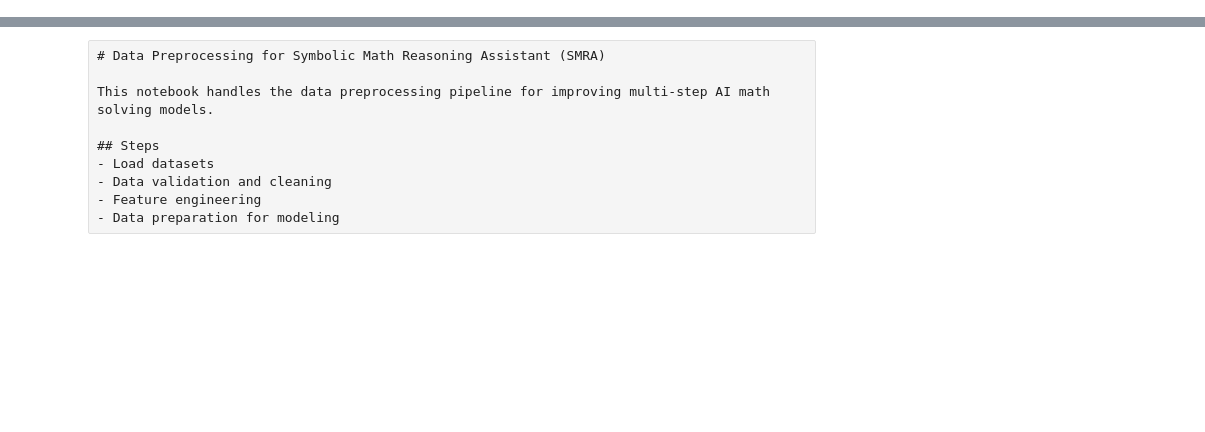
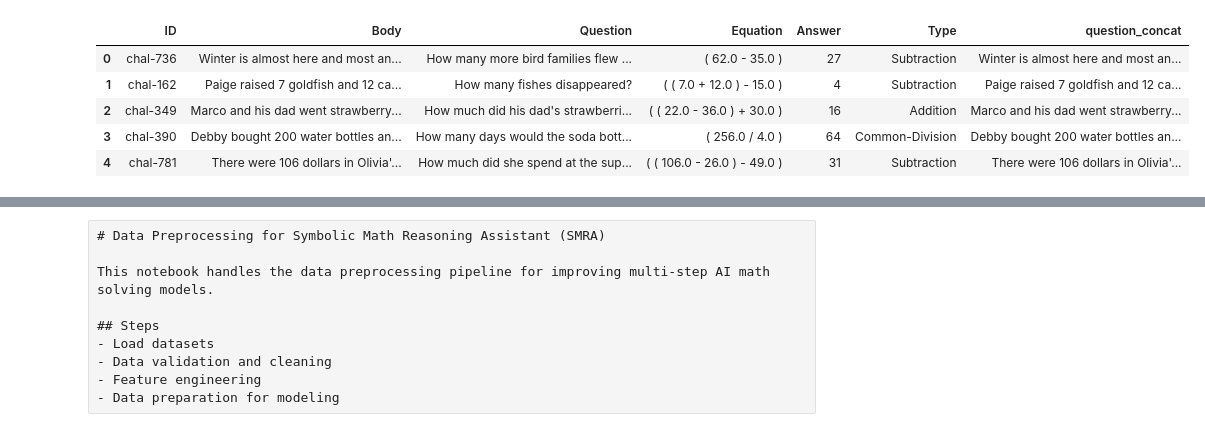
Before and after one commit to kevinmastascusa/symbolic-math-ai, a Jupyter notebook: 01_data_preprocessing.ipynb, the cells around one changed output, grey strips where cells are left out. Drawn from its saved outputs; the diff is of its cells as text; code cells hidden in the pictures; blank space fills up the shorter version.

```diff
--- a/01_data_preprocessing.ipynb
+++ b/01_data_preprocessing.ipynb
@@ -168,0 +236,9 @@ Now you have real data instead of sample data!
+# %%
+svamp_test_df.head()
+# %% [output]
+|  | ID | Body | Question | Equation | Answer | Type | question_concat |
+| 0 | chal-736 | Winter is almost here and most an... | How many more bird families flew ... | ( 62.0 - 35.0 ) | 27 | Subtraction | Winter is almost here and most an... |
+| 1 | chal-162 | Paige raised 7 goldfish and 12 ca... | How many fishes disappeared? | ( ( 7.0 + 12.0 ) - 15.0 ) | 4 | Subtraction | Paige raised 7 goldfish and 12 ca... |
+| 2 | chal-349 | Marco and his dad went strawberry... | How much did his dad's strawberri... | ( ( 22.0 - 36.0 ) + 30.0 ) | 16 | Addition | Marco and his dad went strawberry... |
+| 3 | chal-390 | Debby bought 200 water bottles an... | How many days would the soda bott... | ( 256.0 / 4.0 ) | 64 | Common-Division | Debby bought 200 water bottles an... |
+| 4 | chal-781 | There were 106 dollars in Olivia'... | How much did she spend at the sup... | ( ( 106.0 - 26.0 ) - 49.0 ) | 31 | Subtraction | There were 106 dollars in Olivia'... |
```
Also changed, not shown: parts of 26 cells of this notebook.
